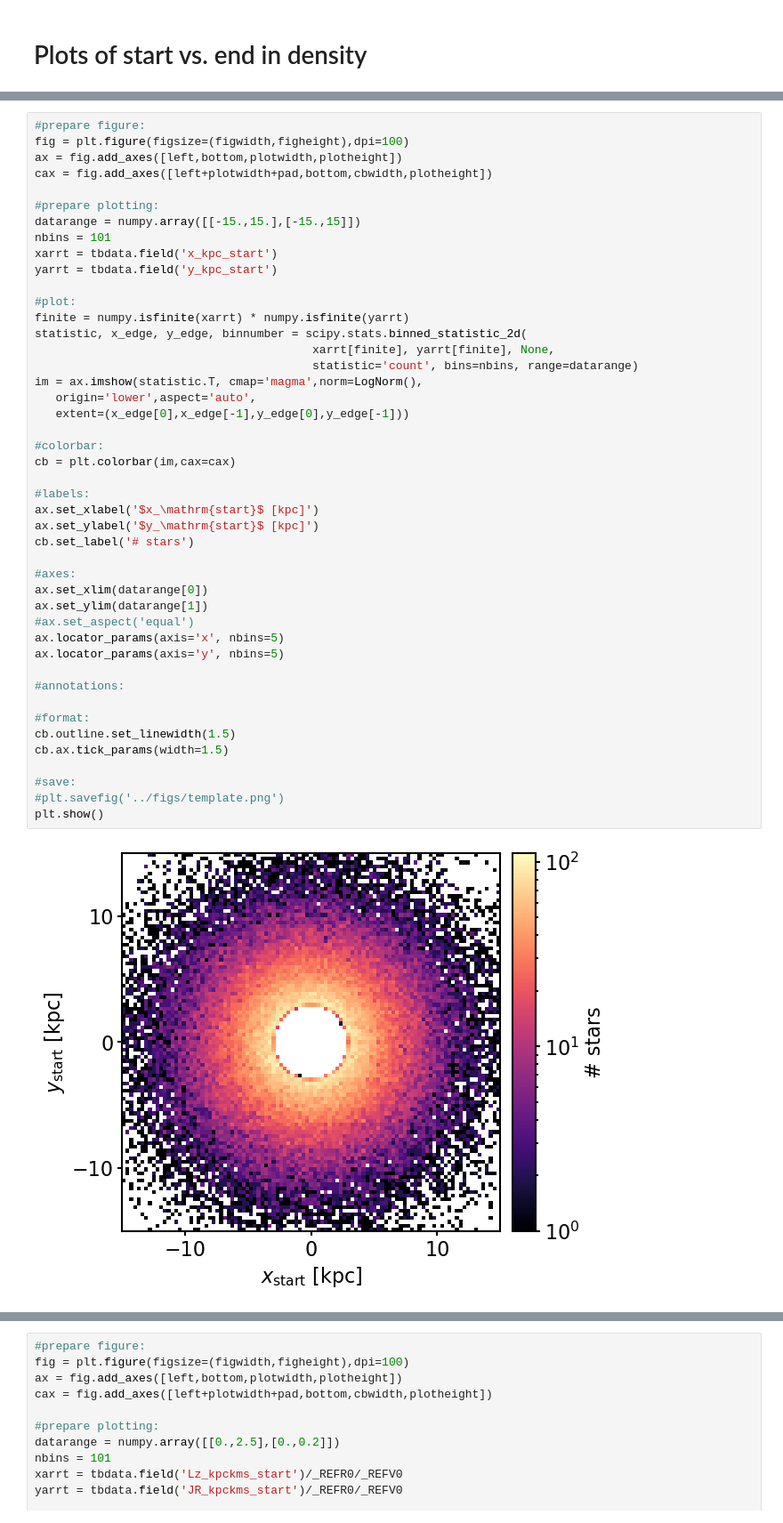
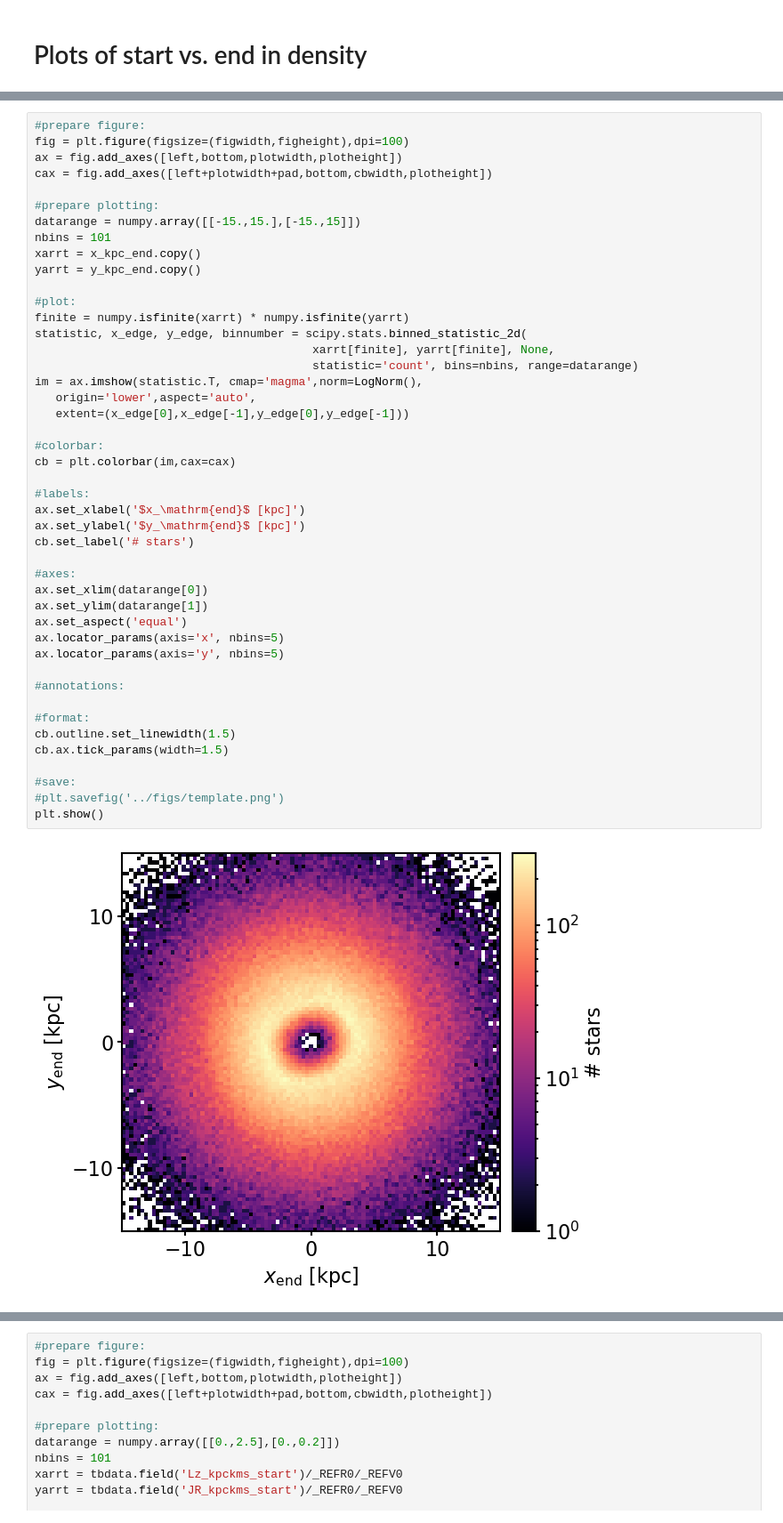
Before and after one commit to wilmatrick/RM_applications, a Jupyter notebook: jupyter_notebooks/005_plotting_the_test_particle_simulation.ipynb, the cells around one changed output, grey strips where cells are left out. Shown at 89% size. Drawn from its saved outputs; the diff is of its cells as text.

```diff
--- a/jupyter_notebooks/005_plotting_the_test_particle_simulation.ipynb
+++ b/jupyter_notebooks/005_plotting_the_test_particle_simulation.ipynb
@@ -88,44 +143,44 @@ cax = fig.add_axes([left+plotwidth+pad,bottom,cbwidth,plotheight])
 #prepare plotting:
 datarange = numpy.array([[-15.,15.],[-15.,15]])
 nbins = 101
-xarrt = tbdata.field('x_kpc_start')
-yarrt = tbdata.field('y_kpc_start')
+xarrt = x_kpc_end.copy()
+yarrt = y_kpc_end.copy()
 
 #plot:
 finite = numpy.isfinite(xarrt) * numpy.isfinite(yarrt)
 statistic, x_edge, y_edge, binnumber = scipy.stats.binned_statistic_2d(
                                         xarrt[finite], yarrt[finite], None,
                                         statistic='count', bins=nbins, range=datarange)
 im = ax.imshow(statistic.T, cmap='magma',norm=LogNorm(),
    origin='lower',aspect='auto',
    extent=(x_edge[0],x_edge[-1],y_edge[0],y_edge[-1]))
 
 #colorbar:
 cb = plt.colorbar(im,cax=cax)
 
 #labels:
-ax.set_xlabel('$x_\mathrm{start}$ [kpc]')
-ax.set_ylabel('$y_\mathrm{start}$ [kpc]')
+ax.set_xlabel('$x_\mathrm{end}$ [kpc]')
+ax.set_ylabel('$y_\mathrm{end}$ [kpc]')
 cb.set_label('# stars')
 
 #axes:
 ax.set_xlim(datarange[0])
 ax.set_ylim(datarange[1])
-#ax.set_aspect('equal')
+ax.set_aspect('equal')
 ax.locator_params(axis='x', nbins=5)
 ax.locator_params(axis='y', nbins=5)
 
 #annotations:
 
 #format:
 cb.outline.set_linewidth(1.5)
 cb.ax.tick_params(width=1.5)
 
 #save:
 #plt.savefig('../figs/template.png')
 plt.show()
 # %% [output]
-[figure, old version]
+[figure, new version]
 # %%
 #prepare figure:
 fig = plt.figure(figsize=(figwidth,figheight),dpi=100)
```
Also changed, not shown: parts of 15 cells of this notebook.
